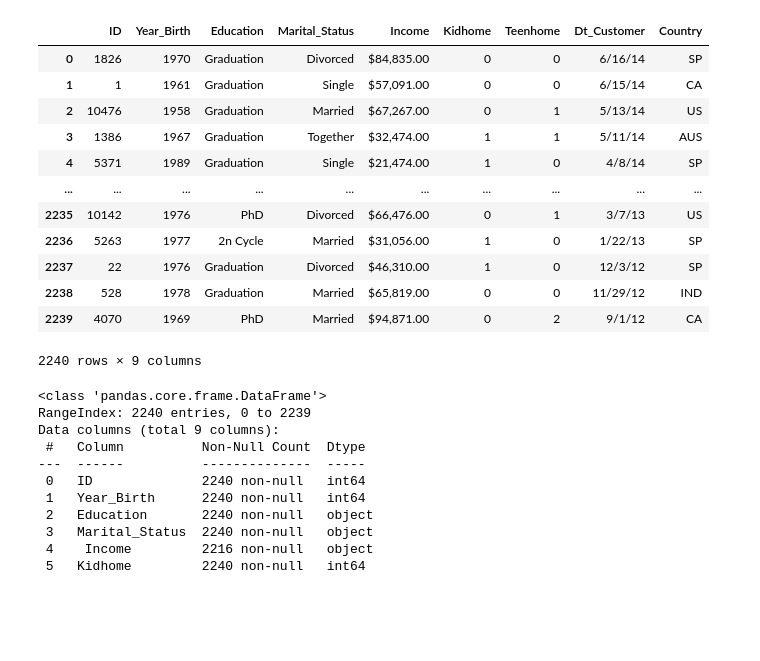
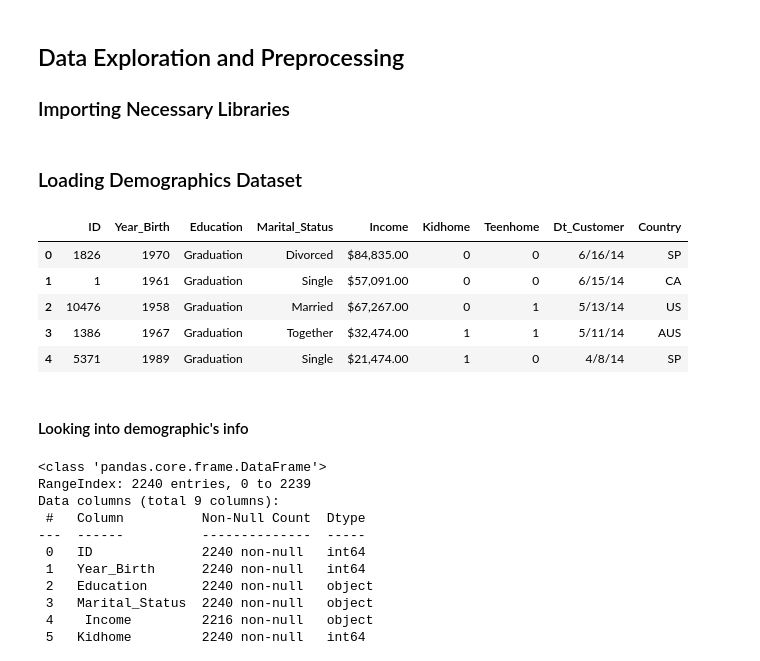
Before and after one commit to Vrush1102/Capstone-Project, a Jupyter notebook: Capstone.ipynb, the cells around one changed output. Drawn from its saved outputs; the diff is of its cells as text; code cells hidden in the pictures; blank space fills up the shorter version.

```diff
--- a/Capstone.ipynb
+++ b/Capstone.ipynb
@@ -2,0 +67,4 @@ import pandas as pd
+# %% [markdown]
+## Data Exploration and Preprocessing
+
+### Importing Necessary Libraries
@@ -3,26 +78,23 @@ import pandas as pd
+# %% [markdown]
+### Loading Demographics Dataset
 # %%
 # Open the text file
 file_path = 'demographics.txt'
 
 # Read the file into a DataFrame using pandas
 demog = pd.read_csv(file_path, sep='\t')
 
-# Perform data analysis
-demog
+# Display first five rows
+demog.head()
 # %% [output]
 |  | ID | Year_Birth | Education | Marital_Status | Income | Kidhome | Teenhome | Dt_Customer | Country |
 | 0 | 1826 | 1970 | Graduation | Divorced | $84,835.00 | 0 | 0 | 6/16/14 | SP |
 | 1 | 1 | 1961 | Graduation | Single | $57,091.00 | 0 | 0 | 6/15/14 | CA |
 | 2 | 10476 | 1958 | Graduation | Married | $67,267.00 | 0 | 1 | 5/13/14 | US |
 | 3 | 1386 | 1967 | Graduation | Together | $32,474.00 | 1 | 1 | 5/11/14 | AUS |
 | 4 | 5371 | 1989 | Graduation | Single | $21,474.00 | 1 | 0 | 4/8/14 | SP |
-| ... | ... | ... | ... | ... | ... | ... | ... | ... | ... |
-| 2235 | 10142 | 1976 | PhD | Divorced | $66,476.00 | 0 | 1 | 3/7/13 | US |
-| 2236 | 5263 | 1977 | 2n Cycle | Married | $31,056.00 | 1 | 0 | 1/22/13 | SP |
-| 2237 | 22 | 1976 | Graduation | Divorced | $46,310.00 | 1 | 0 | 12/3/12 | SP |
-| 2238 | 528 | 1978 | Graduation | Married | $65,819.00 | 0 | 0 | 11/29/12 | IND |
-| 2239 | 4070 | 1969 | PhD | Married | $94,871.00 | 0 | 2 | 9/1/12 | CA |
-2240 rows × 9 columns
+# %% [markdown]
+#### Looking into demographic's info
 # %%
 demog.info()
 # %% [output]
```
Also changed, not shown: parts of 44 cells of this notebook.
